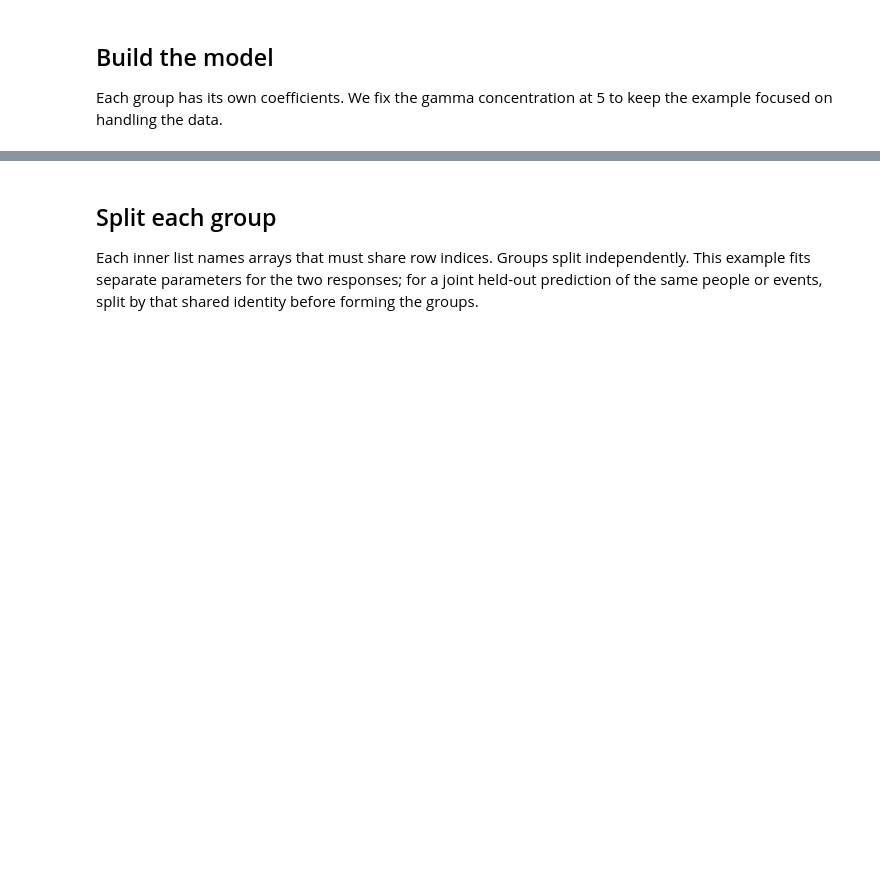
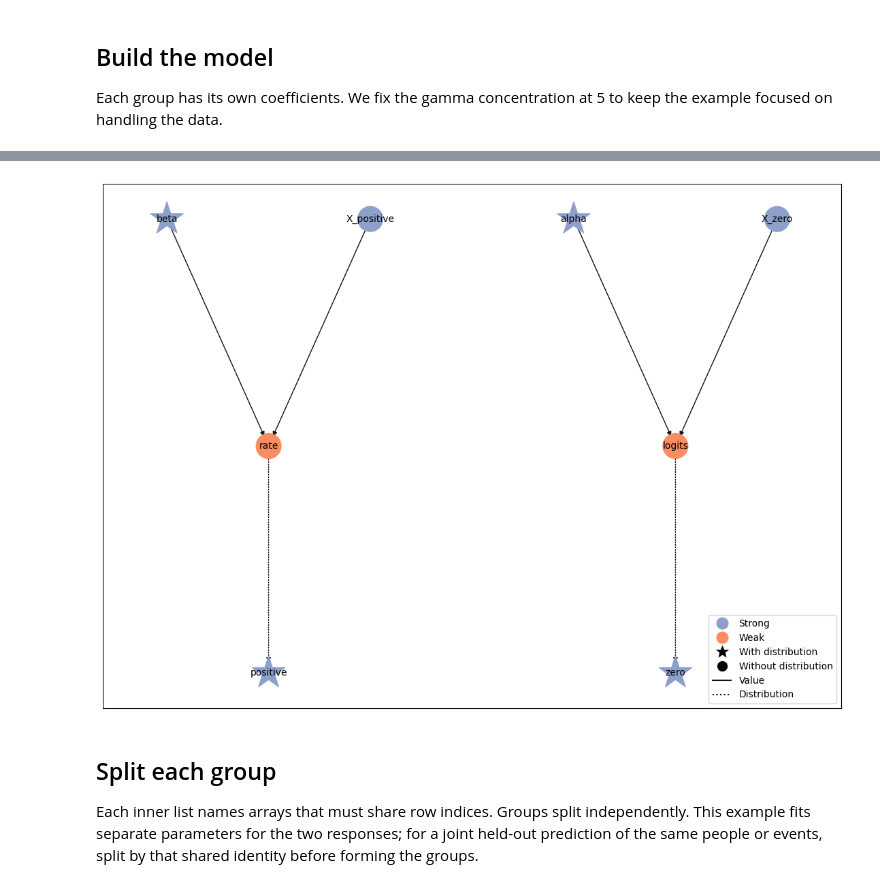
Before and after one commit to liesel-devs/liesel, a Jupyter notebook: docs/source/tutorials/notebooks/10-liesel-optim-advanced.ipynb, the cells around one changed output, grey strips where cells are left out. Cells and saved outputs as stored; diff of their text form; code cells hidden in the pictures; blank space fills up the shorter version.

```diff
--- a/docs/source/tutorials/notebooks/10-liesel-optim-advanced.ipynb
+++ b/docs/source/tutorials/notebooks/10-liesel-optim-advanced.ipynb
@@ -72,3 +70,7 @@ The graph below shows the output of `model.plot()`.
+# %%
+model.plot()
+# %% [output]
+[figure, added]
 # %% [markdown]
 ## Split each group
 
```
Also changed, not shown: parts of 1 cell of this notebook, 5 other files.
